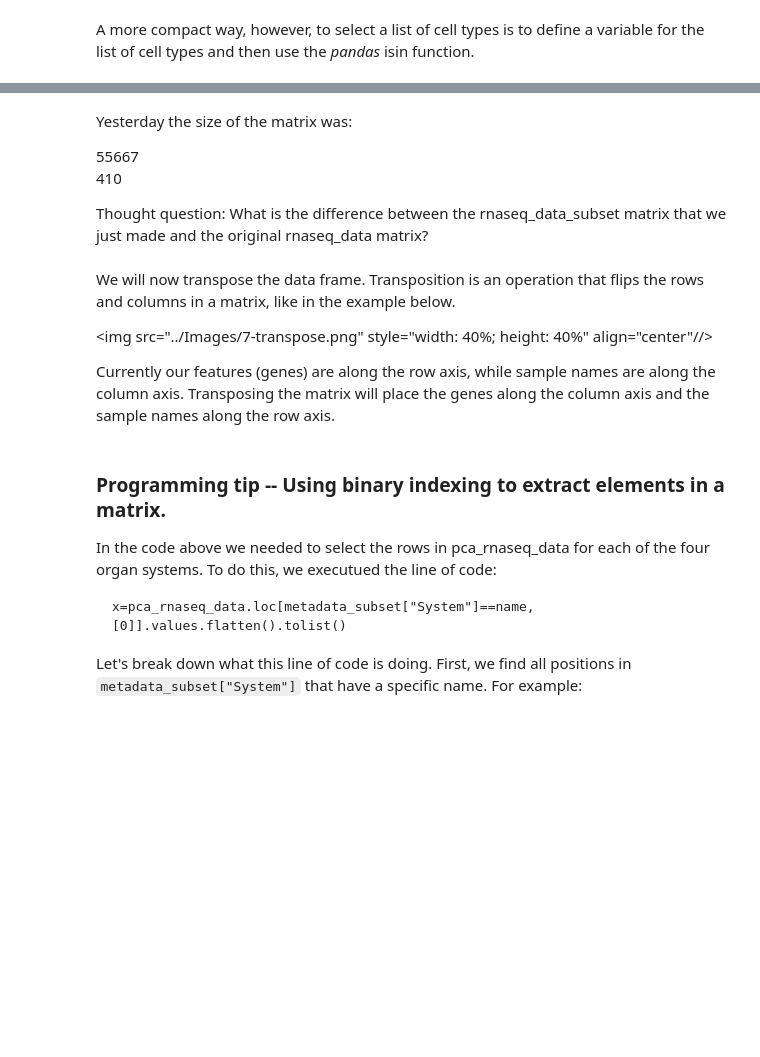
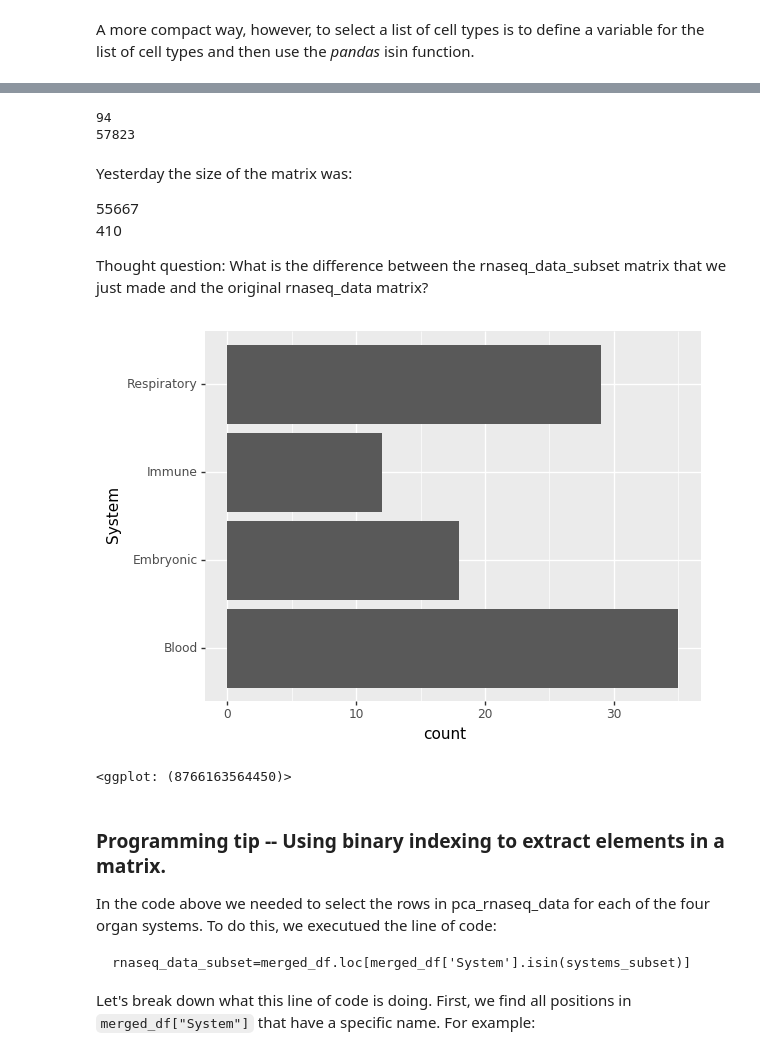
Before and after one commit to CArellG/humbio51, a Jupyter notebook: class_07_RNAseq_quantification_variation/7-RNAseq quantification variation.ipynb, the cells around one changed output, grey strips where cells are left out. Saved outputs shown, nothing was run; the diff lists cells and outputs as text; code cells hidden in the pictures; blank space fills up the shorter version.

````diff
--- a/class_07_RNAseq_quantification_variation/7-RNAseq quantification variation.ipynb
+++ b/class_07_RNAseq_quantification_variation/7-RNAseq quantification variation.ipynb
@@ -316,0 +335,3 @@ plot_RNAseq_barplot(metadata)
+# %%
+transposed_rnaseq_data=rnaseq_data.transpose()
+transposed_rnaseq_data.head()
@@ -316,0 +346,5 @@ plot_RNAseq_barplot(metadata)
+# %%
+#merge the metadata and gene expression data into a single data frame
+
+merged_df=pd.merge(transposed_rnaseq_data, metadata, left_index=True,right_index=True)
+merged_df.head()
@@ -317,24 +359,17 @@ plot_RNAseq_barplot(metadata)
 # %%
 # We will focus our analysis on 5 of the anatomical structures and check for differential gene expression among them.
 
-# We need to read in our RNA-Seq datafile using the same code as Class 5.
-rnaseq_data = pd.read_table(
-     filepath_or_buffer='../datasets/RNAseq/rnaseq_normalized.tsv',
-     header=0)
 
-#Pick out the samples (or rows) in the metadata dataframe that contain the samples from the systems of interest
+#Pick out the samples in the merged dataframe that contain the samples from the systems of interest
 systems_subset=["Blood","Embryonic","Immune","Respiratory"]
-metadata_subset=metadata.loc[metadata['System'].isin(systems_subset)]
-
-#Pick out the columns in the RNA-Seq datafile that have samples that are in the systems of interest
-rnaseq_data_subset=rnaseq_data[metadata_subset['Sample']]
-
-#Reindexes metadata_subset
-metadata_subset=metadata_subset.reset_index()
+rnaseq_data_subset=merged_df.loc[merged_df['System'].isin(systems_subset)]
 
 #Check row & column numbers in rnaseq_data_subset
 print(rnaseq_data_subset.shape[0])#prints number of rows -- this is the gene axis
 print(rnaseq_data_subset.shape[1])#prints number of columns
+# %% [output]
+94
+57823
 # %% [markdown]
 Yesterday the size of the matrix was:
 
@@ -344,16 +379,16 @@ Yesterday the size of the matrix was:
 Thought question: What is the difference between the rnaseq_data_subset matrix that we just made and the original rnaseq_data matrix?
 # %%
 #Now, we create a barplot with just our 4 organ systems of interest
-plot_RNAseq_barplot(metadata_subset)
+(ggplot(rnaseq_data_subset, aes(x='System'))
+ + geom_bar()
+ +coord_flip()
+)
+# %% [output]
+[figure, added]
+<ggplot: (8766163564450)>
 # %%
 #Step 3 : We are interested in genes that are differentially expressed across samples, so we can exclude genes that have 0 TPM
 #in all samples -- these are not of interest. use the sum command to find such genes
 
 #Selects rows in the datafile subset for which the sum of the columns is not = to zero.
 rnaseq_data_subset=rnaseq_data_subset[rnaseq_data_subset.sum(axis=1)!=0]
-# %% [markdown]
-We will now transpose the data frame. Transposition is an operation that flips the rows and columns in a matrix, like in the example below.
-
-<img src="../Images/7-transpose.png" style="width: 40%; height: 40%" align="center"//>
-
-Currently our features (genes) are along the row axis, while sample names are along the column axis. Transposing the matrix will place the genes along the column axis and the sample names along the row axis.
@@ -370,8 +398,8 @@ rnaseq_data_subset.head(10)
 In the code above we needed to select the rows in pca_rnaseq_data for each of the four organ systems. To do this, we executued the line of code:
 
 ```
-x=pca_rnaseq_data.loc[metadata_subset["System"]==name,[0]].values.flatten().tolist()
+rnaseq_data_subset=merged_df.loc[merged_df['System'].isin(systems_subset)]
 ```
 Let's break down what this line of code is doing.
-First, we find all positions in `metadata_subset["System"]` that have a specific name. For example:
+First, we find all positions in `merged_df["System"]` that have a specific name. For example:
 # %%
````
Also changed, not shown: parts of 29 cells of this notebook, 2 other files.
